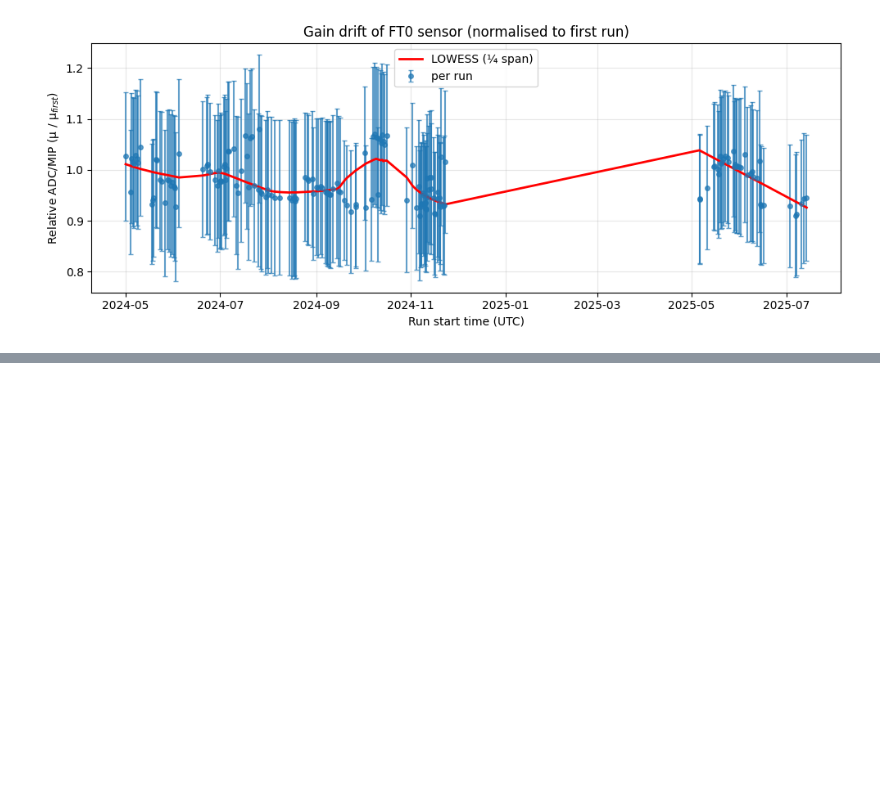
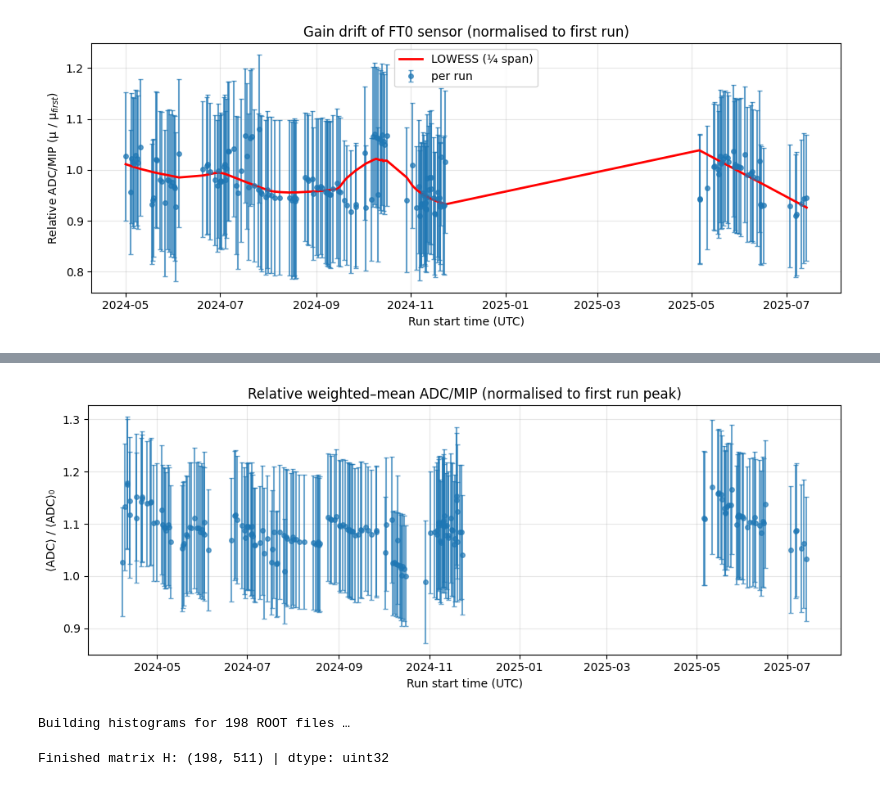
Before and after one commit to mvishiu11/LHC-aging-analysis, a Jupyter notebook: notebooks/analysis.ipynb, the cells around one changed output, grey strips where cells are left out. Saved outputs shown, nothing was run; the diff lists cells and outputs as text; code cells hidden in the pictures; blank space fills up the shorter version.

```diff
--- a/notebooks/analysis.ipynb
+++ b/notebooks/analysis.ipynb
@@ -262,0 +532,51 @@ plt.grid(alpha=0.3); plt.legend(); plt.tight_layout()
+# %%
+times = pd.to_datetime(df_weighted["start_ms"], unit="ms")
+
+plt.figure(figsize=(10,4))
+plt.errorbar(times, df_weighted["rel_adc_w"], yerr=df_weighted["rel_err_w"],
+             fmt="o", ms=4, capsize=2, alpha=0.65, label="weighted μ")
+plt.title("Relative weighted–mean ADC/MIP (normalised to first run peak)")
+plt.ylabel("⟨ADC⟩ / ⟨ADC⟩₀")
+plt.xlabel("Run start time (UTC)")
+plt.grid(alpha=0.3); plt.tight_layout()
+# %% [output]
+[figure, added]
+# %%
+import pathlib, re, gc
+import numpy as np, matplotlib.pyplot as plt, uproot
+from tqdm.notebook import tqdm
+
+# ---------------- configuration ------------------------------------------
+DIG_DIR = pathlib.Path("../data/laserROOT/work/250714-123016/digits")
+file_re = re.compile(r"run_(\d+)_ft0digits\.root")
+
+bins   = np.arange(0, 4096, 8, dtype=np.float32)   # 512 bins of width 8 ADC
+n_bins = len(bins) - 1
+step   = "50 MB"                                   # chunk size for uproot
+
+# ---------------- pre-allocate -------------------------------------------
+digit_files = sorted(DIG_DIR.glob("run_*_ft0digits.root"))
+runs = np.empty(len(digit_files), dtype=np.int32)
+H    = np.zeros((len(digit_files), n_bins), dtype=np.uint32)
+
+print(f"Building histograms for {len(digit_files)} ROOT files …")
+
+for i, path in enumerate(tqdm(digit_files, desc="histograms")):
+    runs[i] = int(file_re.match(path.name).group(1))
+
+    with uproot.open(path) as f:
+        tree = f["o2sim/FT0DIGITSCH"]
+        # iterate over *one numeric branch*; each chunk is a NumPy object array
+        for chunk in tree.iterate(["FT0DIGITSCH.QTCAmpl"],
+                                  library="np", step_size=step):
+            qtc_obj = chunk["FT0DIGITSCH.QTCAmpl"]    # dtype=object, ragged
+            if qtc_obj.size:
+                flat = np.concatenate(qtc_obj)        # 1-D numeric view
+                if flat.size:
+                    H[i] += np.histogram(flat, bins=bins)[0].astype(np.uint32)
+    gc.collect()                                      # keep RSS low
+
+print("Finished matrix H:", H.shape, "| dtype:", H.dtype)
+# %% [output]
+Building histograms for 198 ROOT files …
+Finished matrix H: (198, 511) | dtype: uint32
```
Also changed, not shown: parts of 35 cells of this notebook.
